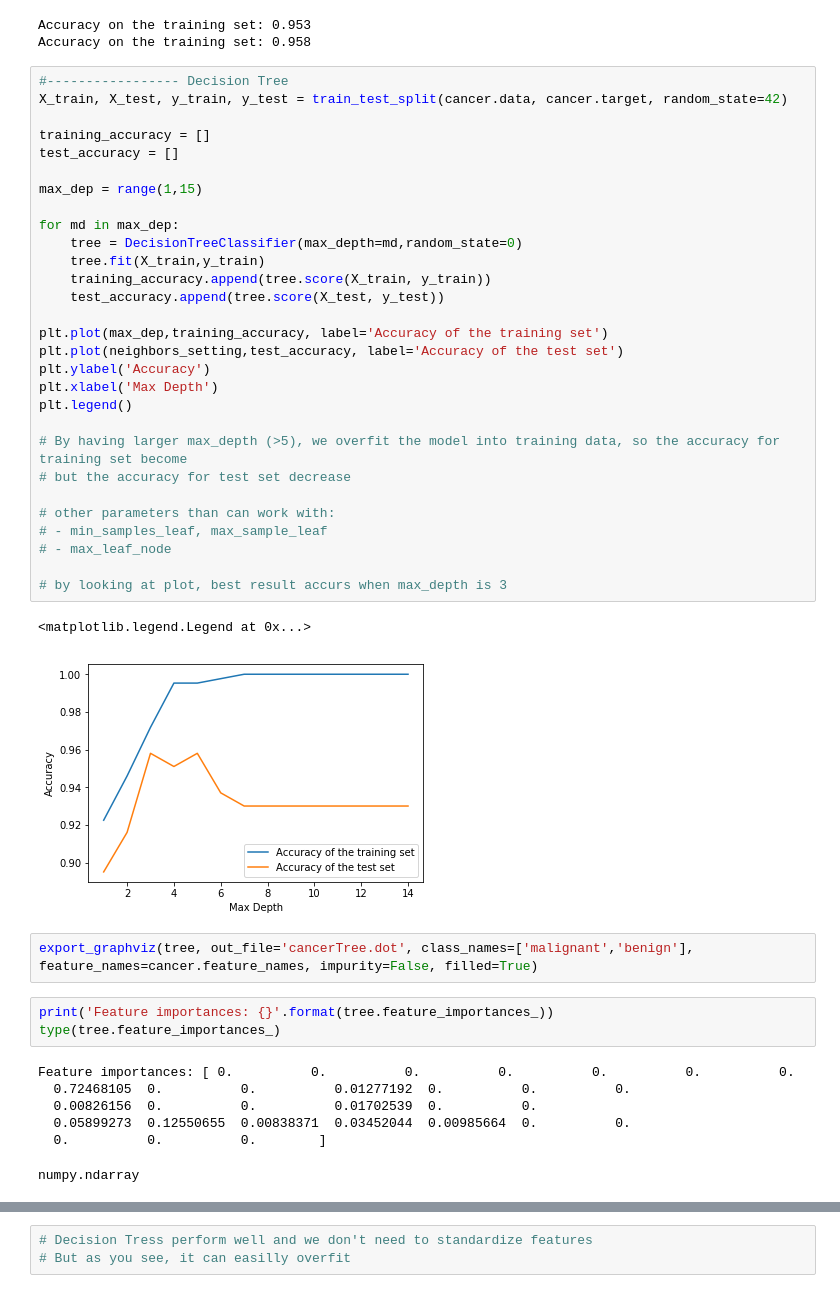
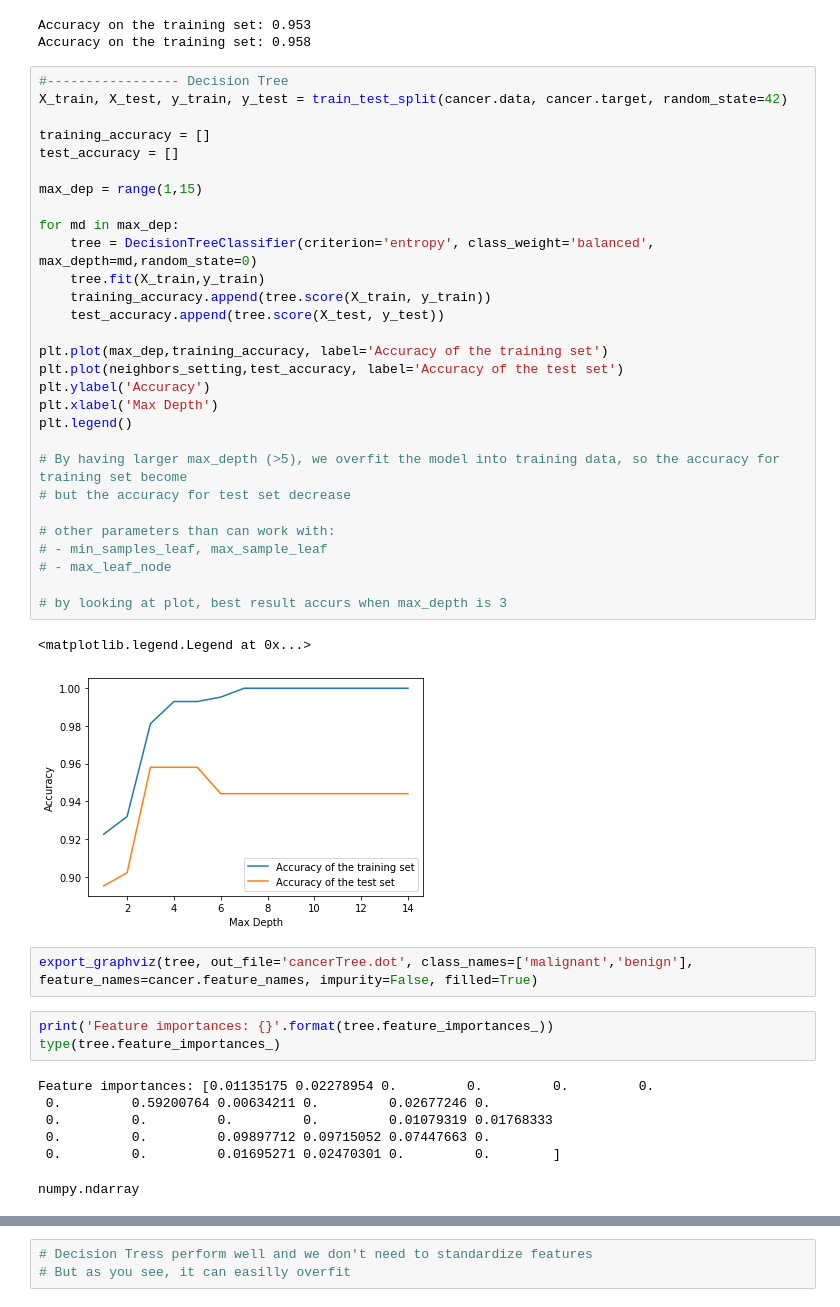
Before and after one commit to Elhamkesh/Breast-Cancer-Scikitlearn, a Jupyter notebook: CancerML.ipynb, the cells around one changed output, grey strips where cells are left out. Saved outputs shown, nothing was run; the diff lists cells and outputs as text.

Commit message:
Using entropy in DecisionTree

```diff
--- a/CancerML.ipynb
+++ b/CancerML.ipynb
@@ -134,46 +134,46 @@ Accuracy on the training set: 0.958
 # %%
 #----------------- Decision Tree
 X_train, X_test, y_train, y_test = train_test_split(cancer.data, cancer.target, random_state=42)
 
 training_accuracy = []
 test_accuracy = []
 
 max_dep = range(1,15)
 
 for md in max_dep:
-    tree = DecisionTreeClassifier(max_depth=md,random_state=0)
+    tree = DecisionTreeClassifier(criterion='entropy', class_weight='balanced', max_depth=md,random_state=0)
     tree.fit(X_train,y_train)
     training_accuracy.append(tree.score(X_train, y_train))
     test_accuracy.append(tree.score(X_test, y_test))
 
 plt.plot(max_dep,training_accuracy, label='Accuracy of the training set')
 plt.plot(neighbors_setting,test_accuracy, label='Accuracy of the test set')
 plt.ylabel('Accuracy')
 plt.xlabel('Max Depth')
 plt.legend()
 
 # By having larger max_depth (>5), we overfit the model into training data, so the accuracy for training set become
 # but the accuracy for test set decrease
 
 # other parameters than can work with:
 # - min_samples_leaf, max_sample_leaf
 # - max_leaf_node
 
 # by looking at plot, best result accurs when max_depth is 3
 # %% [output]
 <matplotlib.legend.Legend at 0x...>
-[figure, old version]
+[figure, new version]
 # %%
 export_graphviz(tree, out_file='cancerTree.dot', class_names=['malignant','benign'], feature_names=cancer.feature_names, impurity=False, filled=True)
 # %%
 print('Feature importances: {}'.format(tree.feature_importances_))
 type(tree.feature_importances_)
 # %% [output]
-Feature importances: [ 0.          0.          0.          0.          0.          0.          0.
-  0.72468105  0.          0.          0.01277192  0.          0.          0.
-  0.00826156  0.          0.          0.01702539  0.          0.
-  0.05899273  0.12550655  0.00838371  0.03452044  0.00985664  0.          0.
-  0.          0.          0.        ]
+Feature importances: [0.01135175 0.02278954 0.         0.         0.         0.
+ 0.         0.59200764 0.00634211 0.         0.02677246 0.
+ 0.         0.         0.         0.         0.01079319 0.01768333
+ 0.         0.         0.09897712 0.09715052 0.07447663 0.
+ 0.         0.         0.01695271 0.02470301 0.         0.        ]
 numpy.ndarray
 # %%
 #Feature Importance
```
Also changed, not shown: parts of 4 cells of this notebook, 1 other file.
